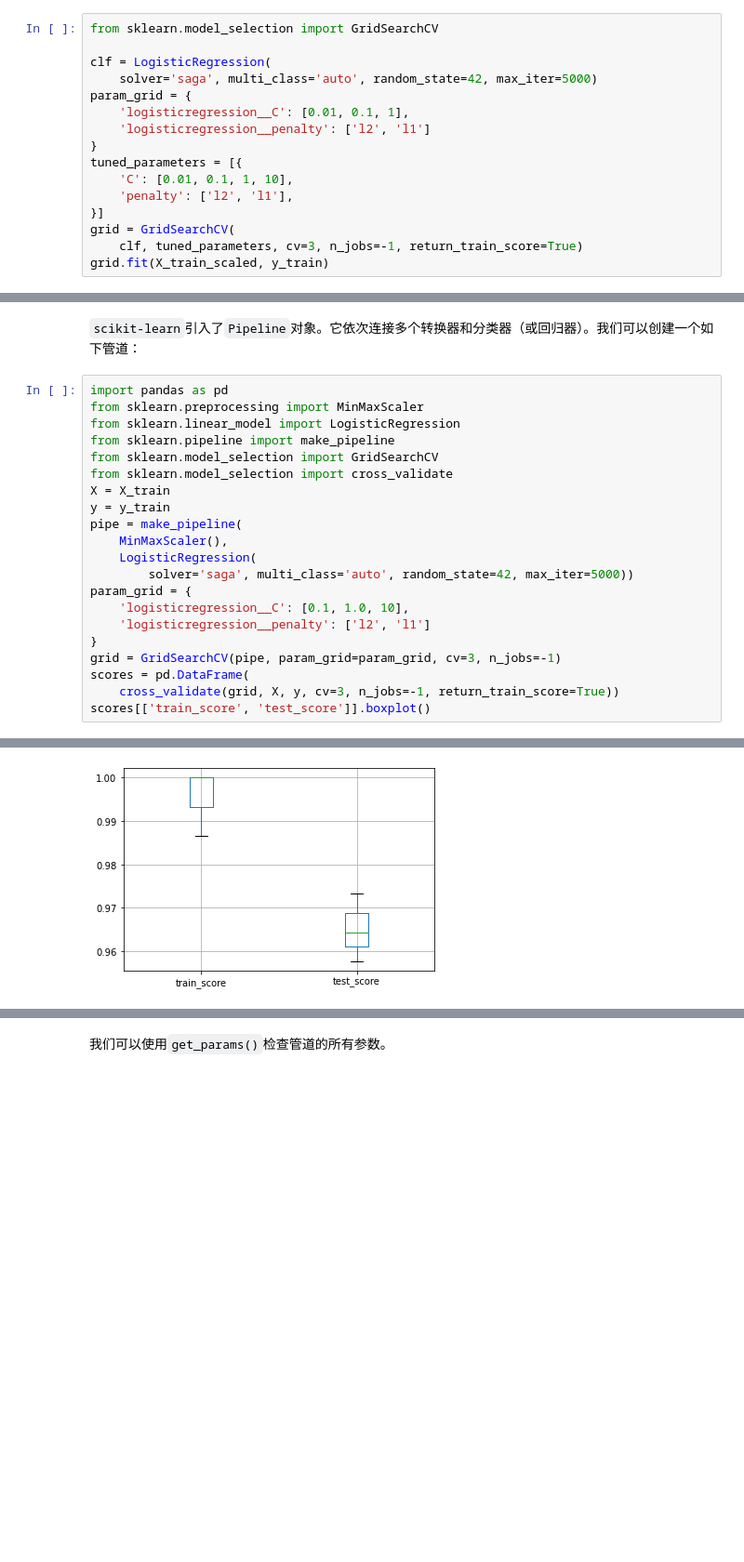
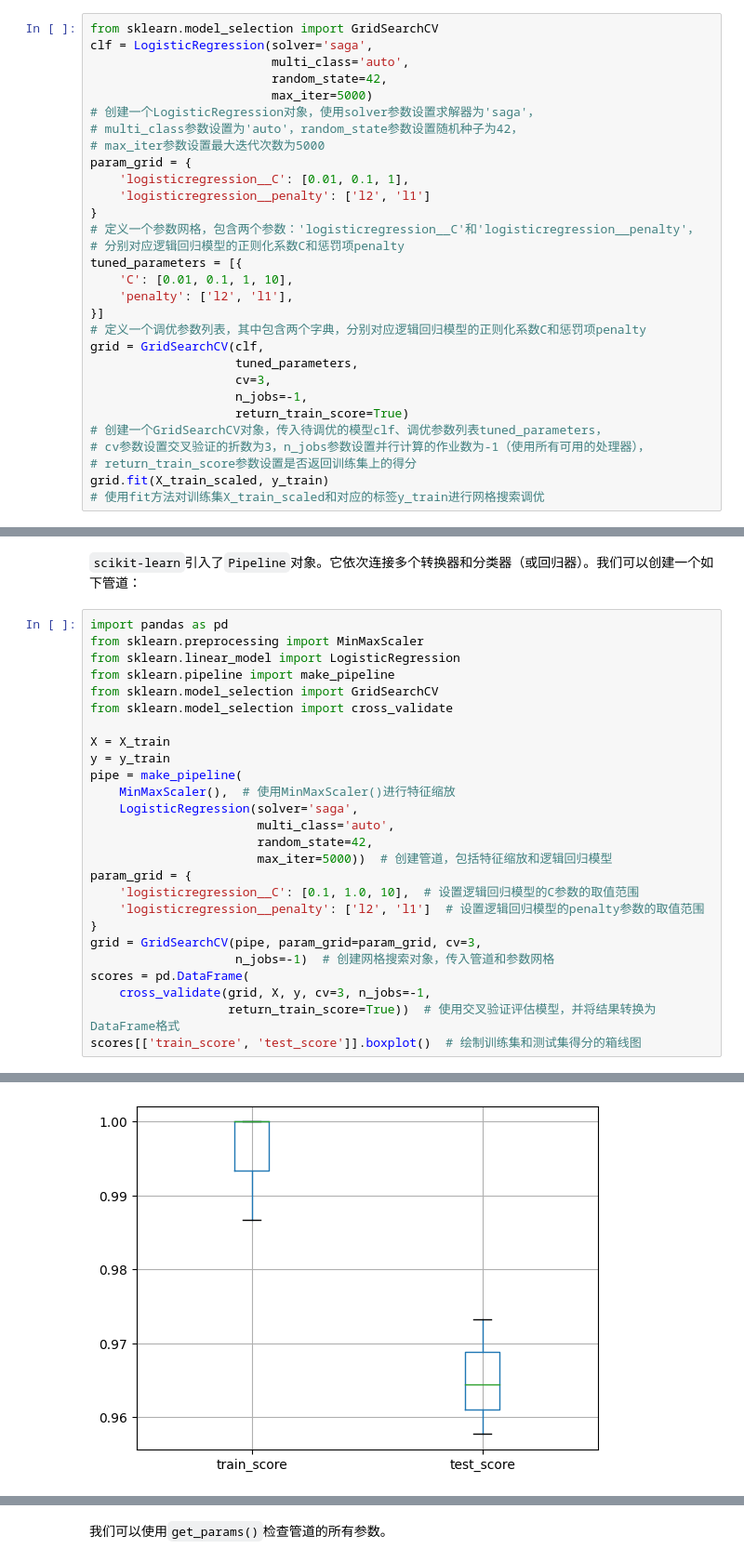
Before and after one commit to fengdu78/WZU-machine-learning-course, a Jupyter notebook: code/07-机器学习实践/ML-lesson7-MachineLearningInAction.ipynb, the cells around one changed output, grey strips where cells are left out. Shown at 93% size. Saved outputs shown, nothing was run; the diff lists cells and outputs as text; blank space fills up the shorter version.

```diff
--- a/code/07-机器学习实践/ML-lesson7-MachineLearningInAction.ipynb
+++ b/code/07-机器学习实践/ML-lesson7-MachineLearningInAction.ipynb
@@ -257,20 +279,34 @@ df_scores
 如下例子，我们希望优化`LogisticRegression`分类器的`C`和`penalty`参数。
 # %%
 from sklearn.model_selection import GridSearchCV
-
-clf = LogisticRegression(
-    solver='saga', multi_class='auto', random_state=42, max_iter=5000)
+clf = LogisticRegression(solver='saga',
+                         multi_class='auto',
+                         random_state=42,
+                         max_iter=5000)
+# 创建一个LogisticRegression对象，使用solver参数设置求解器为'saga'，
+# multi_class参数设置为'auto'，random_state参数设置随机种子为42，
+# max_iter参数设置最大迭代次数为5000
 param_grid = {
     'logisticregression__C': [0.01, 0.1, 1],
     'logisticregression__penalty': ['l2', 'l1']
 }
+# 定义一个参数网格，包含两个参数：'logisticregression__C'和'logisticregression__penalty'，
+# 分别对应逻辑回归模型的正则化系数C和惩罚项penalty
 tuned_parameters = [{
     'C': [0.01, 0.1, 1, 10],
     'penalty': ['l2', 'l1'],
 }]
-grid = GridSearchCV(
-    clf, tuned_parameters, cv=3, n_jobs=-1, return_train_score=True)
+# 定义一个调优参数列表，其中包含两个字典，分别对应逻辑回归模型的正则化系数C和惩罚项penalty
+grid = GridSearchCV(clf,
+                    tuned_parameters,
+                    cv=3,
+                    n_jobs=-1,
+                    return_train_score=True)
+# 创建一个GridSearchCV对象，传入待调优的模型clf、调优参数列表tuned_parameters，
+# cv参数设置交叉验证的折数为3，n_jobs参数设置并行计算的作业数为-1（使用所有可用的处理器），
+# return_train_score参数设置是否返回训练集上的得分
 grid.fit(X_train_scaled, y_train)
+# 使用fit方法对训练集X_train_scaled和对应的标签y_train进行网格搜索调优
 # %% [output]
 GridSearchCV(cv=3,
              estimator=LogisticRegression(max_iter=5000, random_state=42,
@@ -324,18 +360,23 @@ from sklearn.linear_model import LogisticRegression
 from sklearn.pipeline import make_pipeline
 from sklearn.model_selection import GridSearchCV
 from sklearn.model_selection import cross_validate
+
 X = X_train
 y = y_train
 pipe = make_pipeline(
-    MinMaxScaler(),
-    LogisticRegression(
-        solver='saga', multi_class='auto', random_state=42, max_iter=5000))
+    MinMaxScaler(),  # 使用MinMaxScaler()进行特征缩放
+    LogisticRegression(solver='saga',
+                       multi_class='auto',
+                       random_state=42,
+                       max_iter=5000))  # 创建管道，包括特征缩放和逻辑回归模型
 param_grid = {
-    'logisticregression__C': [0.1, 1.0, 10],
-    'logisticregression__penalty': ['l2', 'l1']
+    'logisticregression__C': [0.1, 1.0, 10],  # 设置逻辑回归模型的C参数的取值范围
+    'logisticregression__penalty': ['l2', 'l1']  # 设置逻辑回归模型的penalty参数的取值范围
 }
-grid = GridSearchCV(pipe, param_grid=param_grid, cv=3, n_jobs=-1)
+grid = GridSearchCV(pipe, param_grid=param_grid, cv=3,
+                    n_jobs=-1)  # 创建网格搜索对象，传入管道和参数网格
 scores = pd.DataFrame(
-    cross_validate(grid, X, y, cv=3, n_jobs=-1, return_train_score=True))
-scores[['train_score', 'test_score']].boxplot()
+    cross_validate(grid, X, y, cv=3, n_jobs=-1,
+                   return_train_score=True))  # 使用交叉验证评估模型，并将结果转换为DataFrame格式
+scores[['train_score', 'test_score']].boxplot()  # 绘制训练集和测试集得分的箱线图
 # %% [output]
@@ -343,4 +384,4 @@ scores[['train_score', 'test_score']].boxplot()
-[figure, old version]
+[figure, new version]
 # %%
 pipe.fit(X_train, y_train)
 accuracy = pipe.score(X_test, y_test)
```
Also changed, not shown: parts of 29 cells of this notebook.
